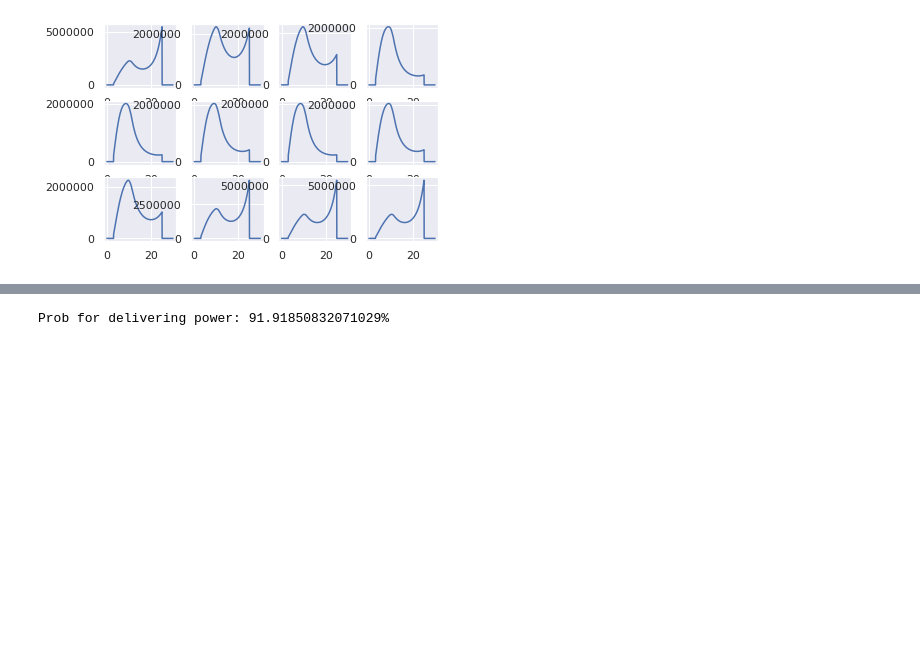
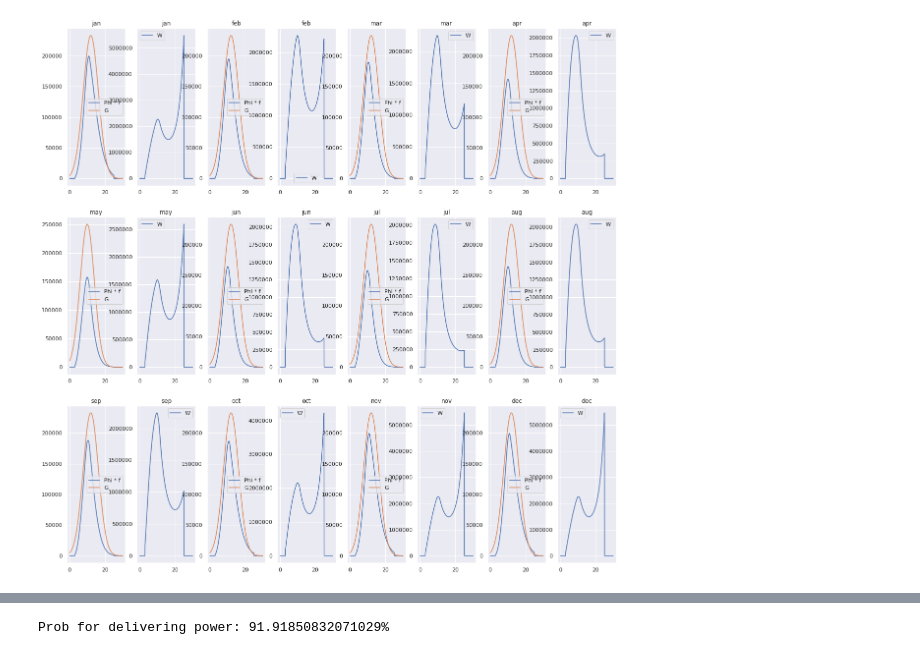
Before and after one commit to sleipner42/LP32020, a Jupyter notebook: monte-carlo/HA 1/Lab 1 Jupyter Notebook.ipynb, the cells around one changed output, grey strips where cells are left out. Drawn from its saved outputs; the diff is of its cells as text; code cells hidden in the pictures; blank space fills up the shorter version.

```diff
--- a/monte-carlo/HA 1/Lab 1 Jupyter Notebook.ipynb
+++ b/monte-carlo/HA 1/Lab 1 Jupyter Notebook.ipynb
@@ -16,7 +16,7 @@ import helpers
 
 sns.set()
 
-rcParams['figure.figsize'] = 30,30
+rcParams['figure.figsize'] = 20,20
 
 # Create the P function from matlab
 data = np.loadtxt("powermat.csv", delimiter=",")
@@ -34,6 +36,7 @@ hlp.init_winds()
 # %%
 # A) Expected amount of power
 i = 1
+result = []
 
 for key, wind in hlp.winds.items():
 
@@ -52,5 +55,7 @@ for key, wind in hlp.winds.items():
     var = np.var(power)
     confidence_interval = 1.96*np.sqrt(var/n)
 
-    print(f'{key} Mean: {mean} ± {confidence_interval}, Var: {var}')
+    result.append({"Month" : key, "Mean": f'{np.round(mean, decimals = 2)} ± {np.round(confidence_interval, decimals=2)}'})
+
+print(pd.DataFrame(result).set_index(keys="Month").to_latex())
 # %% [output]
@@ -70,6 +84,8 @@ dec Mean: 1737683.1592744135 ± 7584.25183045708, Var: 1497315593184.912
 # %%
 # A) Expected amount of power, truncated version
 i = 1
+
+result = []
 
 for key, wind in hlp.winds.items():
 
@@ -98,5 +114,7 @@ for key, wind in hlp.winds.items():
     var = np.var(power_trunc)*((F_max-F_min)**2)
     confidence_intervall = 1.96*np.sqrt(var/n)
 
-    print(f'{key} Mean: {mean} ± {confidence_intervall}, Var: {var}')
+    result.append({"Month" : key, "Mean": f'{np.round(mean, decimals = 2)} ± {np.round(confidence_interval, decimals=2)}'})
+
+print(pd.DataFrame(result).set_index(keys="Month").to_latex())
 # %% [output]
@@ -116,21 +143,47 @@ dec Mean: 1727522.3944505306 ± 6609.260490533025, Var: 1137086740725.7612
 # %%
 x = np.linspace(0,30, num=n)
 i = 1
+result = []
+
+g_parameters  = {
+        "jan" : [12, 4.3],
+        "feb" : [12, 4.3],
+        "mar" : [12, 4.3],
+        "apr" : [12, 4.3],
+        "may" : [10, 4],
+        "jun" : [12, 4.3],
+        "jul" : [12, 4.3],
+        "aug" : [12, 4.3],
+        "sep" : [12, 4.3],
+        "oct" : [12, 4.3],
+        "nov" : [12, 4.3],
+        "dec" : [12, 4.3]
+    }
 
 for key, wind in hlp.winds.items():
 
     h = lambda x: P(x)*wind["dist"].pdf(x)
 
     # Selecting g as a normal distribution
-    my = 12
-    sigma2 = 4.3
+    my = g_parameters[key][0]
+    sigma2 = g_parameters[key][1]
     g_scale = 10**6.4
     g_dist = norm(my, sigma2)
     g = lambda x: g_dist.pdf(x)
 
-    plt.subplot(3,4,i)
+    plt.subplot(3,8,i)
+
     i+=1
-    plt.plot(x, h(x)/g(x))
+    plt.plot(x, h(x), label="Phi * f")
+    plt.plot(x, g(x)*g_scale, label="G")
+    plt.legend()
+    plt.gca().set_title(key)
+
+    plt.subplot(3,8,i)
+    i+=1
+    plt.plot(x, h(x)/g(x), label="W")
+    plt.gca().set_title(key)
+    plt.legend()
 
     X = g_dist.rvs(size=n)
 
@@ -142,5 +195,7 @@ for key, wind in hlp.winds.items():
     var = np.var(s(X))
     confidence_interval = 1.96*np.sqrt(var/n)
 
-    print(f'Mean: {mean} ± {confidence_interval}, Var: {var}')
+    result.append({"Month" : key, "Mean": f'{np.round(mean, decimals = 2)} ± {np.round(confidence_interval, decimals=2)}'})
+
+print(pd.DataFrame(result).set_index(keys="Month").to_latex())
 # %% [output]
@@ -159 +221 @@ Mean: 1731321.8422014834 ± 2983.9465978989274, Var: 231776793500.43164
-[figure, old version]
+[figure, new version]
```
Also changed, not shown: parts of 17 cells of this notebook.
